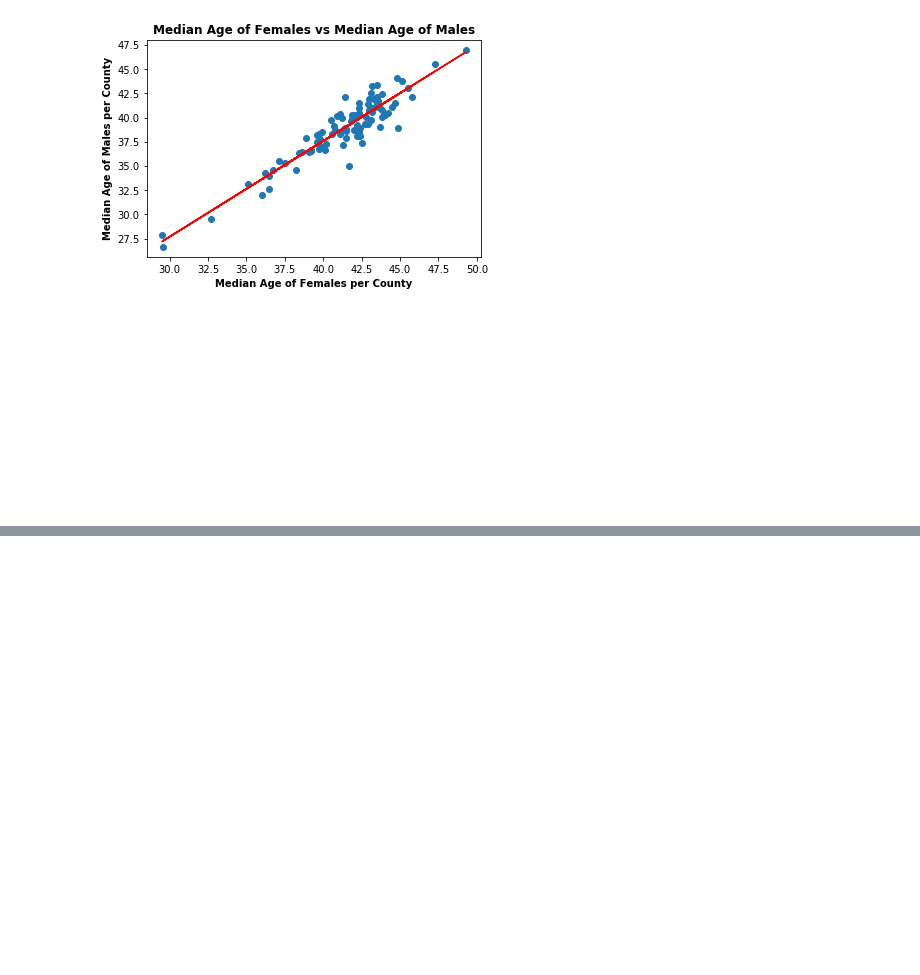
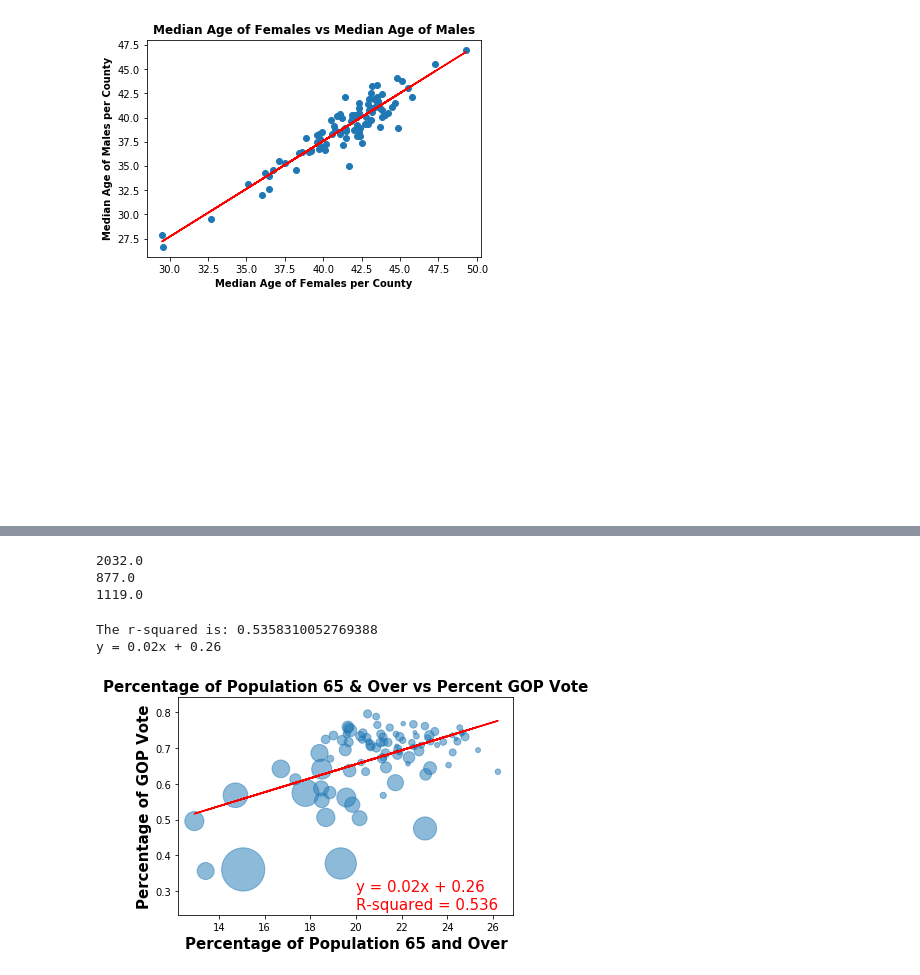
Before and after one commit to Davis1776/2016_Election_and_Demographics, a Jupyter notebook: Age Plots.ipynb, the cells around one changed output, grey strips where cells are left out. Cells and saved outputs as stored; diff of their text form; code cells hidden in the pictures; blank space fills up the shorter version.

```diff
--- a/Age Plots.ipynb
+++ b/Age Plots.ipynb
@@ -170,3 +220,7 @@ LinearRegression(election["Median Age (Female)"],election["Median Age (Male)"])
 The r-squared is: 0.931231133107027
 y = 0.99x + -2.0
 [figure]
+# %%
+path='indiana_pop_age.csv'
+population_age=pd.read_csv(path)
+population_age.columns
@@ -172,0 +244,4 @@ y = 0.99x + -2.0
+# %%
+population_age["Total Voting Population"]=population_age.iloc[:,2:21].sum(axis=1)
+population_age["65 & older"]=population_age.iloc[:,15:21].sum(axis=1)
+population_age["% 65 & older"]=(population_age["65 & older"]/population_age["Total Voting Population"])*100
@@ -172,0 +258,26 @@ y = 0.99x + -2.0
+# %%
+print(population_age["Pop (55-59)"][0])
+print(population_age["Pop (60-61)"][0])
+print(population_age["Pop (62-64)"][0])
+# %% [output]
+2032.0
+877.0
+1119.0
+# %%
+#create a scatterplot for % 65 and older vs %Republican vote
+plt.scatter(population_age["% 65 & older"],election["GOP %"],s=pop_reduced*10000, alpha=0.5);
+plt.xlabel("Percentage of Population 65 and Over",weight="bold",fontsize=15);
+plt.ylabel("Percentage of GOP Vote",weight="bold",fontsize=15);
+plt.title("Percentage of Population 65 & Over vs Percent GOP Vote",weight="bold",fontsize=15);
+
+a=20
+b=0.3
+LinearRegression(population_age["% 65 & older"],election["GOP %"])
+
+
+plt.annotate(f"R-squared = 0.536",(20,0.25),fontsize=15,color='red');
+plt.savefig('over_sixtyfive_GOP.png')
+# %% [output]
+The r-squared is: 0.5358310052769388
+y = 0.02x + 0.26
+[figure, added]
```
Also changed, not shown: parts of 9 cells of this notebook, 6 other files.
